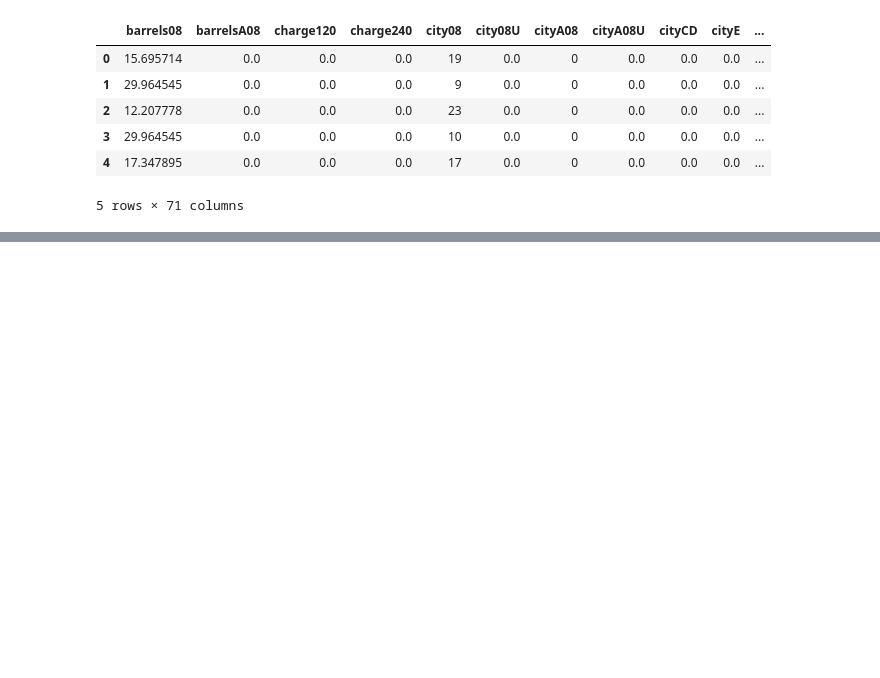
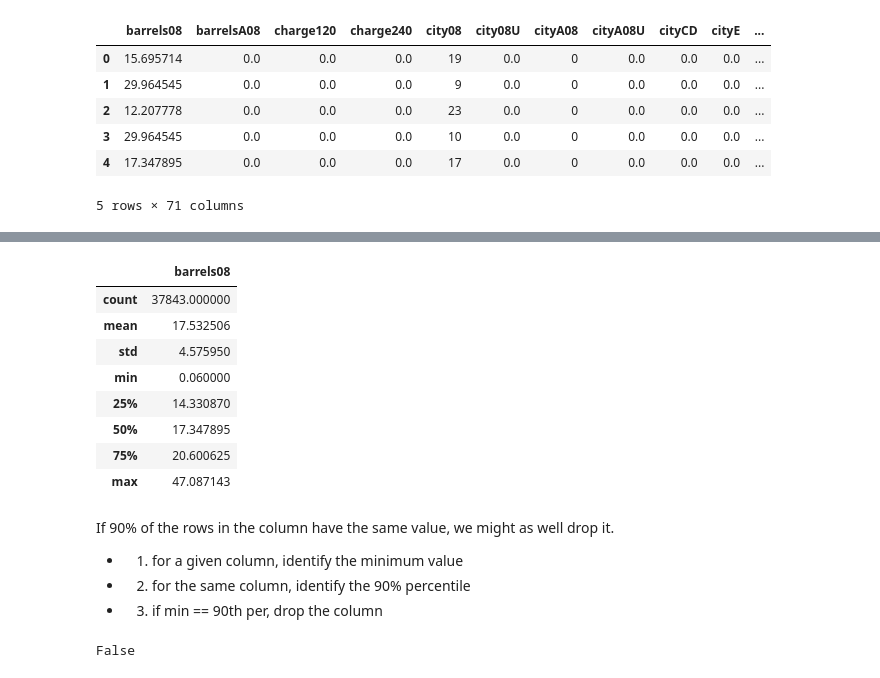
Before and after one commit to ironhack-datalabs/data-ber-08-20, a Jupyter notebook: Notes/module-1/week-2/2.2_pandas_data_cleaning.ipynb, the cells around one changed output, grey strips where cells are left out. Drawn from its saved outputs; the diff is of its cells as text; code cells hidden in the pictures; blank space fills up the shorter version.

```diff
--- a/Notes/module-1/week-2/Untitled.ipynb
+++ b/Notes/module-1/week-2/2.2_pandas_data_cleaning.ipynb
@@ -236,0 +341,28 @@ df_copy.head()
+# %%
+df_copy[["barrels08"]].describe()
+# %% [output]
+|  | barrels08 |
+| count | 37843.000000 |
+| mean | 17.532506 |
+| std | 4.575950 |
+| min | 0.060000 |
+| 25% | 14.330870 |
+| 50% | 17.347895 |
+| 75% | 20.600625 |
+| max | 47.087143 |
+# %% [markdown]
+If 90% of the rows in the column have the same value, we might as well drop it.
+- 1. for a given column, identify the minimum value
+- 2. for the same column, identify the 90% percentile
+- 3. if min == 90th per, drop the column
+# %%
+#1
+min_b = df_copy["barrels08"].min()
+
+#2
+n_perc = np.percentile(df_copy["barrels08"], 90)
+
+#3
+min_b == n_perc
+# %% [output]
+False
```
Also changed, not shown: parts of 18 cells of this notebook.
